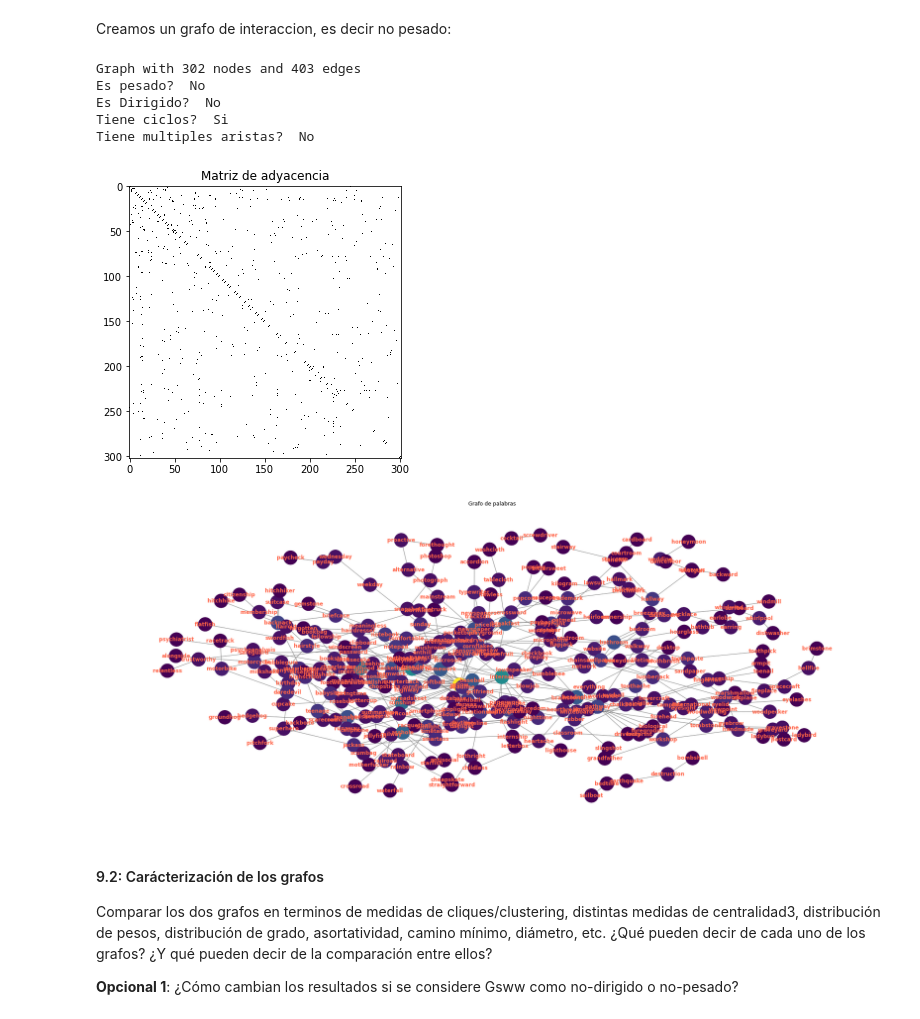
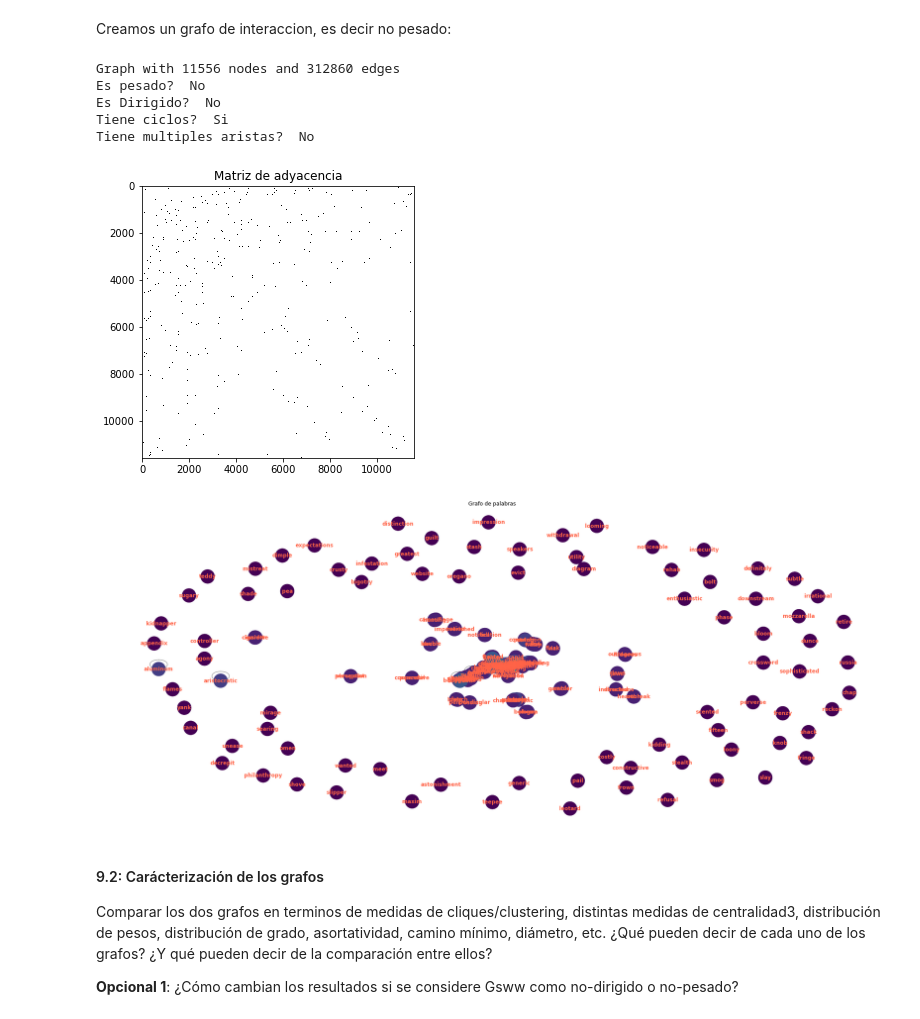
Before and after one commit to magistery-tps/dm-cyt-tp2, a Jupyter notebook: notebooks/tp2.ipynb, the cells around one changed output. Cells and saved outputs as stored; diff of their text form; code cells hidden in the pictures.

```diff
--- a/notebooks/tp2.ipynb
+++ b/notebooks/tp2.ipynb
@@ -332,8 +312,8 @@ A continacion tomamos por un lado **dataset** (el cual tiene las columnas pregun
 # %% [markdown]
 Creamos un dataset pesado por la distancia coseno entre las palabras fitlradas desde **Small World of Words**:
 # %%
-# weight_type = 'google'
-weight_type = 'glove'
+weight_type = 'google'
+# weight_type = 'glove'
 
 weight_column = '{}_weight'.format(weight_type)
 # %%
@@ -369,15 +357,15 @@ Creamos un grafo de interaccion, es decir no pesado:
 # %%
 interaction_graph = nx.from_pandas_edgelist(graph_dataset, 'source',  'response', create_using=nx.Graph())
 # %%
-graph_summary(interaction_graph)
+graph_summary(interaction_graph, k = 200)
 # %% [output]
-Graph with 302 nodes and 403 edges
+Graph with 11556 nodes and 312860 edges
 Es pesado?  No
 Es Dirigido?  No
 Tiene ciclos?  Si
 Tiene multiples aristas?  No
-[figure, old version]
+[figure, new version]
-[figure, old version]
+[figure, new version]
 # %% [markdown]
 #### 9.2: Carácterización de los grafos
 
```
Also changed, not shown: parts of 7 cells of this notebook, 2 other files.
